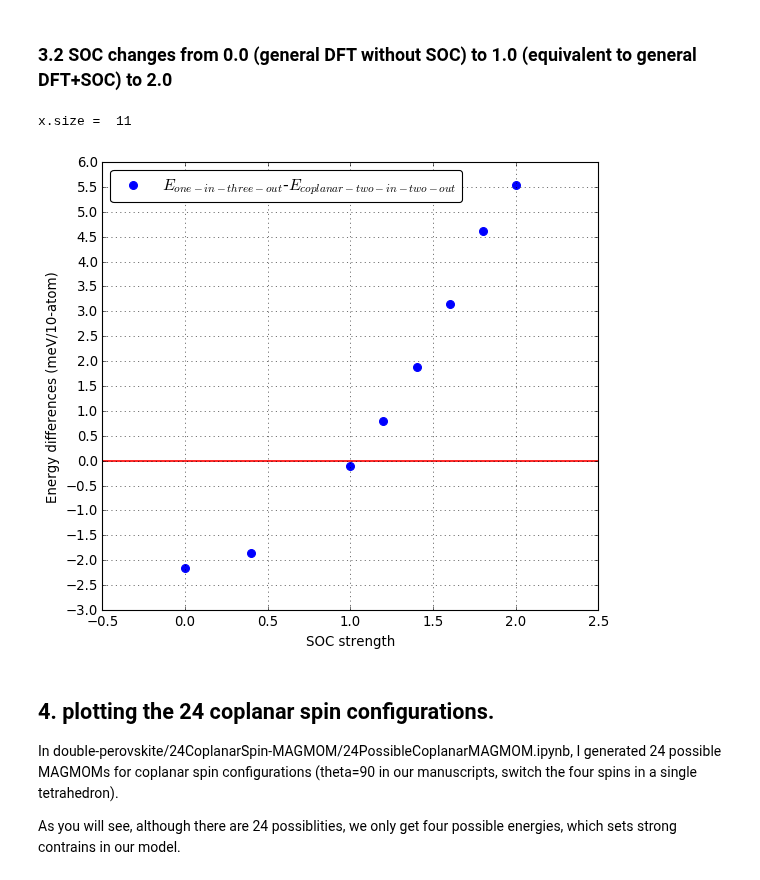
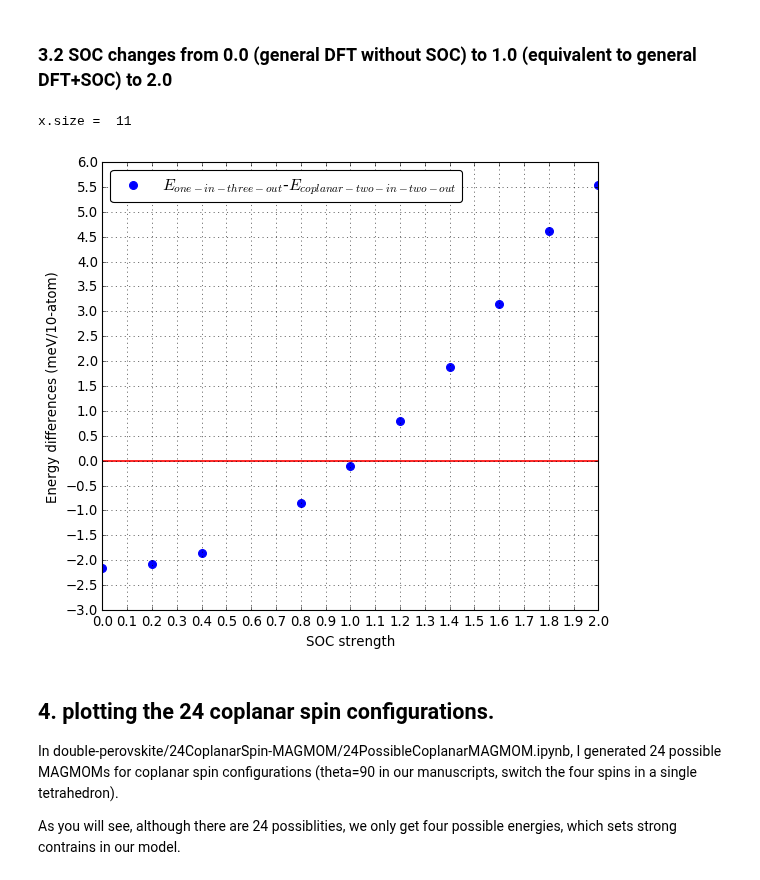
Before and after one commit to yw-fang/readingnotes, a Jupyter notebook: matsci/project2017/double-perovskite/DFT-plotting/BYOO_pressure_U_energies.ipynb, the cells around one changed output. Saved outputs shown, nothing was run; the diff lists cells and outputs as text; code cells hidden in the pictures.

```diff
--- a/matsci/project2017/double-perovskite/DFT-plotting/BYOO_pressure_U_energies.ipynb
+++ b/matsci/project2017/double-perovskite/DFT-plotting/BYOO_pressure_U_energies.ipynb
@@ -1379,39 +1379,42 @@ E5_2_SOC14 = -y_SOC14_normalized[5]+y_SOC14_normalized[2]
 E5_2_SOC16 = -y_SOC16_normalized[5]+y_SOC16_normalized[2]
 E5_2_SOC18 = -y_SOC18_normalized[5]+y_SOC18_normalized[2]
 E5_2_SOC20 = -y_SOC20_normalized[5]+y_SOC20_normalized[2]
 
 #the diferences between one-in-three-out and coplanar twoin-twoout (SCO 0.0 - 0.8)
 E5_2_SOC00 = (-236.46828636 - (-236.45963918))*1000/4
-#E5_2_SOC02 =
+E5_2_SOC02 = (-236.68240816 - (-236.67406928))*1000/4
 E5_2_SOC04 = (-237.32413887 - (-237.31671286))*1000/4
-#E5_2_SOC08 =
+#E5_2_SOC06 = ()*1000/4
+E5_2_SOC08 = (-239.88701312 - (-239.88360588))*1000/4
 
 
-E5_2array = np.array([E5_2_SOC00, E5_2_SOC04, E5_2_SOC10, E5_2_SOC12, E5_2_SOC14,
+E5_2array = np.array([E5_2_SOC00, E5_2_SOC02, E5_2_SOC04, E5_2_SOC08, E5_2_SOC10, E5_2_SOC12, E5_2_SOC14,
                       E5_2_SOC16, E5_2_SOC18, E5_2_SOC20])
 
-SOCVALUE = np.array([0.0, 0.4, 1.0, 1.2, 1.4, 1.6, 1.8, 2.0])
+#SOCVALUE = np.array([0.0, 0.2, 0.4, 0.6, 0.8, 1.0, 1.2, 1.4, 1.6, 1.8, 2.0])
+SOCVALUE = np.array([0.0, 0.2, 0.4, 0.8, 1.0, 1.2, 1.4, 1.6, 1.8, 2.0])
 
 fig1 = plt.figure()
 ax1_1=fig1.add_subplot(1,1,1)
 ax1_1.scatter(SOCVALUE, E5_2array, s=50, color='b', label='$E_{one-in-three-out}$-$E_{coplanar-two-in-two-out}$')
 ax1_1.legend(loc="upper left")
 #plt.xticks(x, SpinConfLabel, rotation='270')
 plt.setp(ax1_1.get_xticklabels(), visible=True)
 ax1_1.set_xlabel('SOC strength')
 ax1_1.set_ylabel('Energy differences (meV/10-atom)')
 ax1_1.locator_params(nbins=20, axis='y')
+ax1_1.locator_params(nbins=20, axis='x')
 ax1_1.grid()
 ax1_1.axhline(y=0, color='r', linestyle='-')
-
+ax1_1.set_xlim([0,2.0]) #set x-axis limit
 
 pp1 = PdfPages('SOC-modulation-energydiff0.0-2.0.pdf')
 pp1.savefig(fig1)
 
 pp1.close()
 # %% [output]
 x.size =  11
-[figure, old version]
+[figure, new version]
 # %% [markdown]
 ## 4. plotting the 24 coplanar spin configurations.
 
```
Also changed, not shown: 1 other file.
